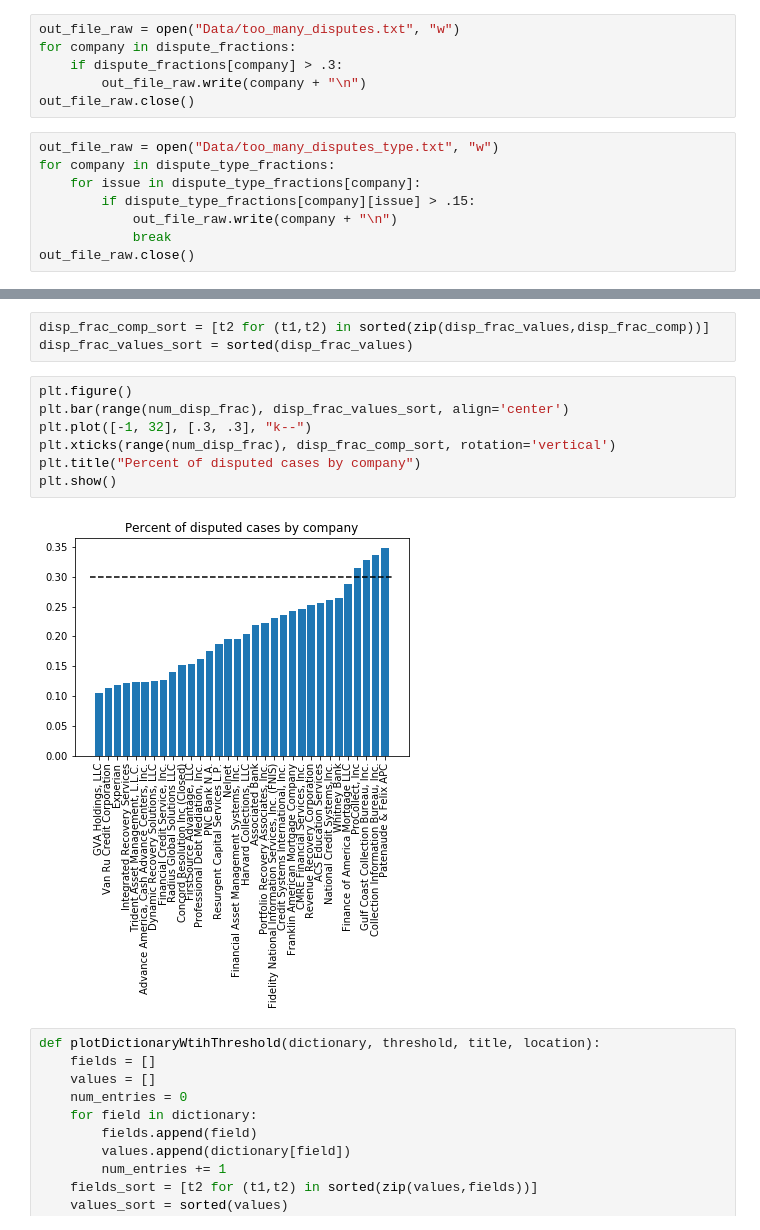
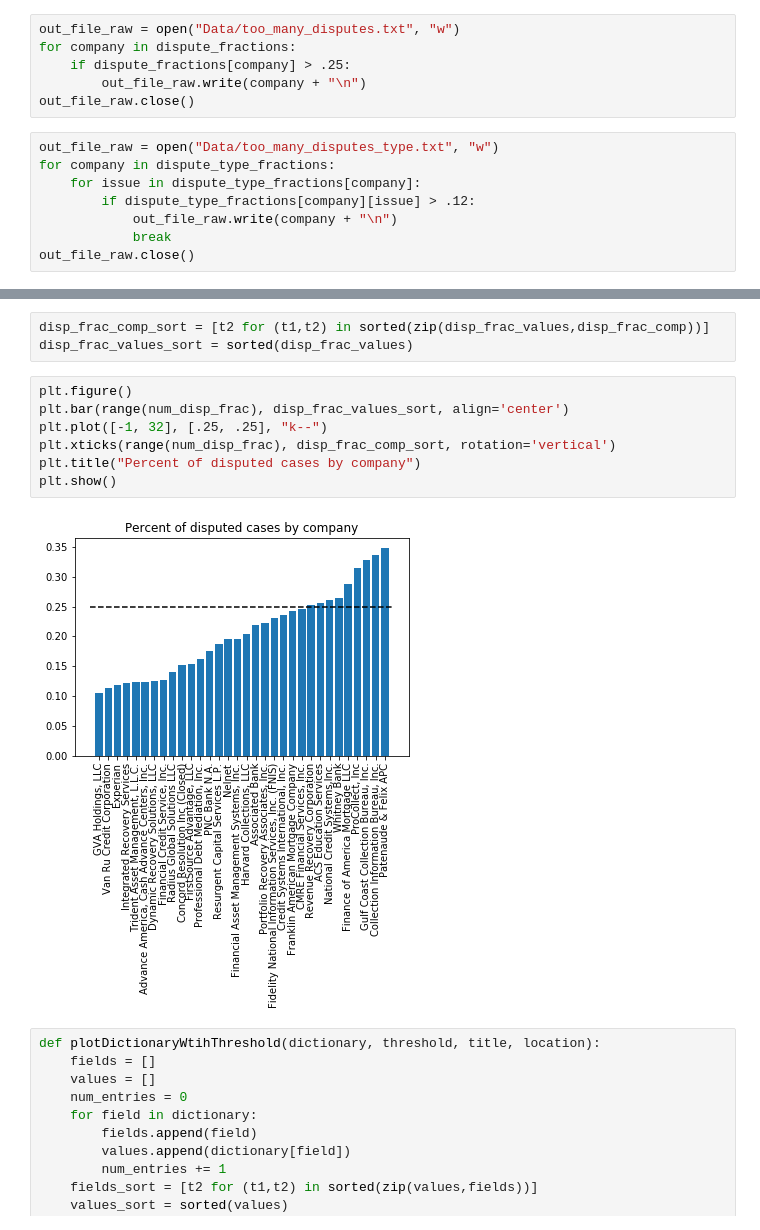
Before and after one commit to scottlyoung/CSCI_4502_Project, a Jupyter notebook: dispute_based_analysis.ipynb, the cells around one changed output, grey strips where cells are left out. Drawn from its saved outputs; the diff is of its cells as text.

```diff
--- a/dispute_based_analysis.ipynb
+++ b/dispute_based_analysis.ipynb
@@ -40,14 +40,14 @@ for company in dispute_type_fractions:
 # %%
 out_file_raw = open("Data/too_many_disputes.txt", "w")
 for company in dispute_fractions:
-    if dispute_fractions[company] > .3:
+    if dispute_fractions[company] > .25:
         out_file_raw.write(company + "\n")
 out_file_raw.close()
 # %%
 out_file_raw = open("Data/too_many_disputes_type.txt", "w")
 for company in dispute_type_fractions:
     for issue in dispute_type_fractions[company]:
-        if dispute_type_fractions[company][issue] > .15:
+        if dispute_type_fractions[company][issue] > .12:
             out_file_raw.write(company + "\n")
             break
 out_file_raw.close()
@@ -71,12 +71,12 @@ disp_frac_values_sort = sorted(disp_frac_values)
 # %%
 plt.figure()
 plt.bar(range(num_disp_frac), disp_frac_values_sort, align='center')
-plt.plot([-1, 32], [.3, .3], "k--")
+plt.plot([-1, 32], [.25, .25], "k--")
 plt.xticks(range(num_disp_frac), disp_frac_comp_sort, rotation='vertical')
 plt.title("Percent of disputed cases by company")
 plt.show()
 # %% [output]
-[figure, old version]
+[figure, new version]
 # %%
 def plotDictionaryWtihThreshold(dictionary, threshold, title, location):
     fields = []
```
Also changed, not shown: parts of 1 cell of this notebook, 31 other files.
